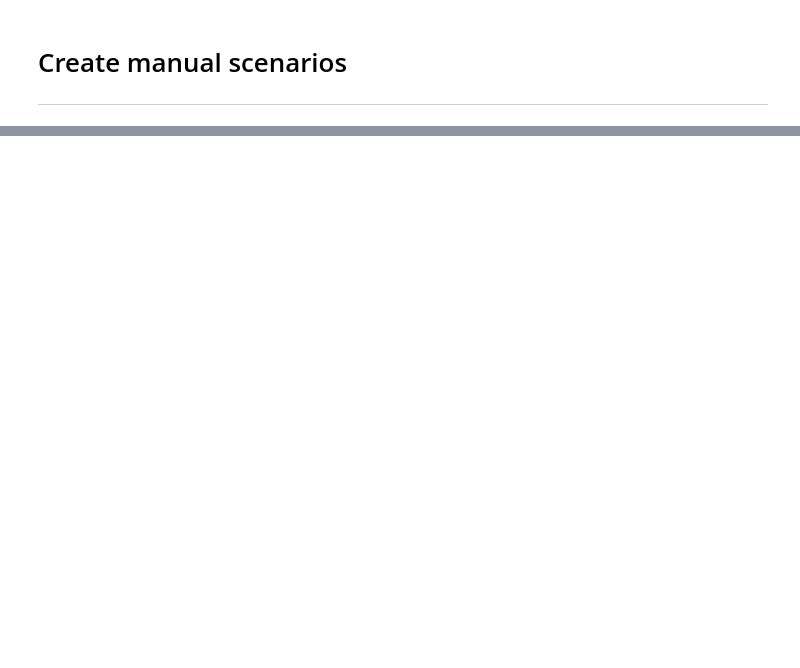
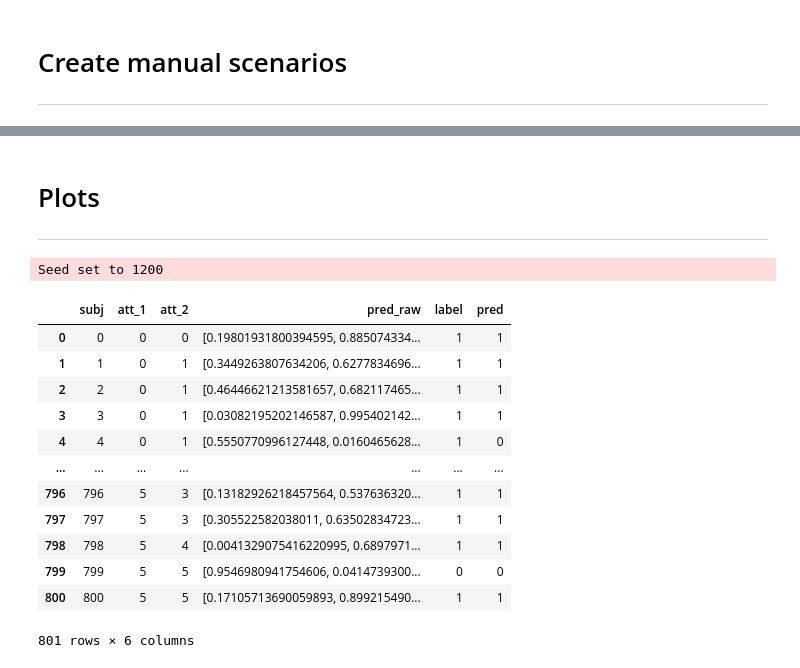
Before and after one commit to gaspardvilla/Intersectional-Fairness-on-Histopathological-images-classification, a Jupyter notebook: metrics.ipynb, the cells around one changed output, grey strips where cells are left out. Cells and saved outputs as stored; diff of their text form; code cells hidden in the pictures; blank space fills up the shorter version.

```diff
--- a/metrics.ipynb
+++ b/metrics.ipynb
@@ -156,13 +245,15 @@ def build_scenario(data_df : pd.DataFrame, seed : int):
     seed_everything(seed)
     df_f = data_df.copy()
     df_u = data_df.copy()
-    acc_pos = 0.9
-    acc_neg = 0.4
+    acc_pos_f = 0.7
+    acc_pos_u = 0.9
+    acc_neg = 0.5
+    sigma = 0.05
 
 
     # Fair scenario
     # Create 6x6 fair preds ratio
-    fair_ratio = np.random.normal(acc_pos, 0.1, 36).reshape((6, 6))
+    fair_ratio = np.random.normal(acc_pos_f, sigma, 36).reshape((6, 6))
     fair_ratio[fair_ratio >= 1] = 0.99
     for att_1 in range_atts[0]:
         for att_2 in range_atts[1]:
@@ -196,8 +287,8 @@ def build_scenario(data_df : pd.DataFrame, seed : int):
 
     # Unfair scenario
     # Create 6x6 unfair preds ratio
-    unfair_ratio1 = np.random.normal(acc_pos, 0.1, 18)
-    unfair_ratio2 = np.random.normal(acc_neg, 0.1, 18)
+    unfair_ratio1 = np.random.normal(acc_pos_u, sigma, 18)
+    unfair_ratio2 = np.random.normal(acc_neg, sigma, 18)
     unfair_ratio1[unfair_ratio1 >= 1] = 0.99
     unfair_ratio2[unfair_ratio2 >= 1] = 0.99
     unfair_ratio = list(np.concatenate((unfair_ratio1, unfair_ratio2)))
@@ -343,0 +444,50 @@ b
+# %% [markdown]
+# Plots
+***
+# %%
+#### Build the distribution of the data among the different subgroups
+# Initialization
+metrics_to_test = ['MMPF', 'MMPF_5', 'MMPF_10', 'MMPF_size', 'MMPF_adapted']
+attributes = ['att_1', 'att_2']
+cols = attributes + ['pred_raw', 'label', 'pred']
+data_df = pd.DataFrame(columns = cols)
+range_atts = [[0, 1, 2, 3, 4, 5], [0, 1, 2, 3, 4, 5]]
+nb_patients_sg = [[1 , 16, 50 , 61 , 42, 23],
+                  [3 , 2 , 1  , 7  , 15, 14],
+                  [8 , 3 , 3  , 1  , 5 , 1],
+                  [37, 93, 136, 120, 67, 11],
+                  [2 , 12, 22 , 18 , 15, 1],
+                  [1 , 1 , 2  , 4  , 1 , 2]]
+
+# Loop on attributes
+for att_1 in range_atts[0]:
+    for att_2 in range_atts[1]:
+        nb = nb_patients_sg[att_1][att_2]
+        sub_df = pd.DataFrame({'att_1' : [att_1] * nb,
+                               'att_2' : [att_2] * nb,
+                               'pred_raw' : [None] * nb,
+                               'label' : list(np.random.binomial(1, 0.5, nb)),
+                               'pred' : [None] * nb})
+        data_df = pd.concat([data_df, sub_df])
+data_df = data_df.astype({'att_1' : 'int32',
+                            'att_2' : 'int32',
+                            'label' : 'int32'})
+fair, unfair, _, _ = build_scenario(data_df, 1200)
+# %% [output]
+Seed set to 1200
+# %%
+fair
+# %% [output]
+|  | subj | att_1 | att_2 | pred_raw | label | pred |
+| 0 | 0 | 0 | 0 | [0.19801931800394595, 0.885074334... | 1 | 1 |
+| 1 | 1 | 0 | 1 | [0.3449263807634206, 0.6277834696... | 1 | 1 |
+| 2 | 2 | 0 | 1 | [0.46446621213581657, 0.682117465... | 1 | 1 |
+| 3 | 3 | 0 | 1 | [0.03082195202146587, 0.995402142... | 1 | 1 |
+| 4 | 4 | 0 | 1 | [0.5550770996127448, 0.0160465628... | 1 | 0 |
+| ... | ... | ... | ... | ... | ... | ... |
+| 796 | 796 | 5 | 3 | [0.13182926218457564, 0.537636320... | 1 | 1 |
+| 797 | 797 | 5 | 3 | [0.305522582038011, 0.63502834723... | 1 | 1 |
+| 798 | 798 | 5 | 4 | [0.0041329075416220995, 0.6897971... | 1 | 1 |
+| 799 | 799 | 5 | 5 | [0.9546980941754606, 0.0414739300... | 0 | 0 |
+| 800 | 800 | 5 | 5 | [0.17105713690059893, 0.899215490... | 1 | 1 |
+801 rows × 6 columns
```
Also changed, not shown: parts of 21 cells of this notebook, 15 other files.
